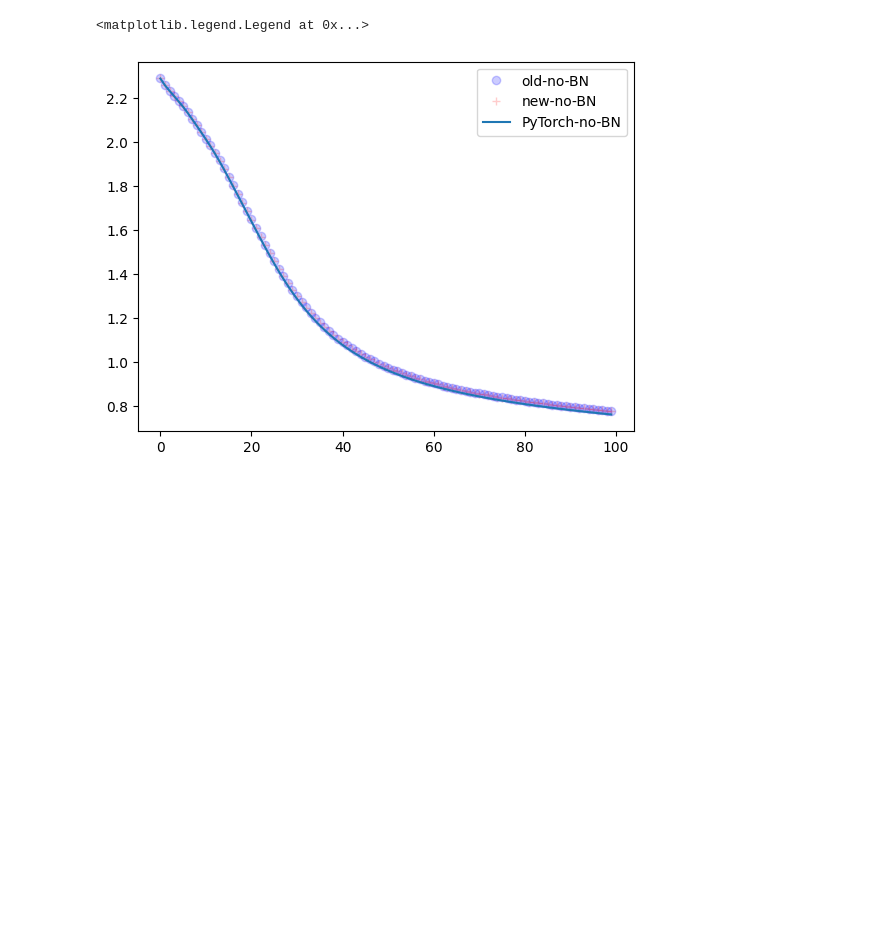
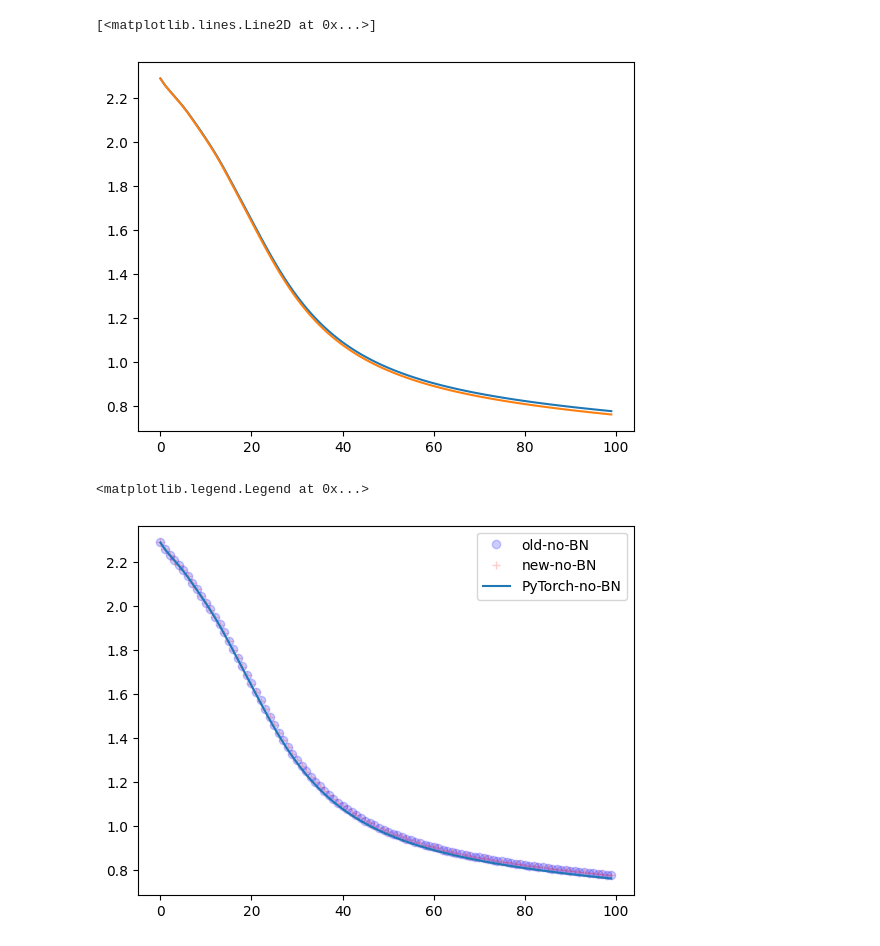
Before and after one commit to sugoma11/InconvenientWeightsUpdate, a Jupyter notebook: DebugBN.ipynb, the cells around one changed output. Cells and saved outputs as stored; diff of their text form; code cells hidden in the pictures; blank space fills up the shorter version.

```diff
--- a/DebugBN.ipynb
+++ b/DebugBN.ipynb
@@ -385,3 +443,9 @@ for ep in range(100):
+# %%
+plt.plot(loss_new)
+plt.plot(lt)
+# %% [output]
+[<matplotlib.lines.Line2D at 0x...>]
+[figure, added]
 # %%
 plt.plot(loss_old, 'bo', label='old-no-BN', alpha=.2)
 plt.plot(loss_new, 'r+', label='new-no-BN', alpha=0.2)
```
Also changed, not shown: parts of 12 cells of this notebook.
